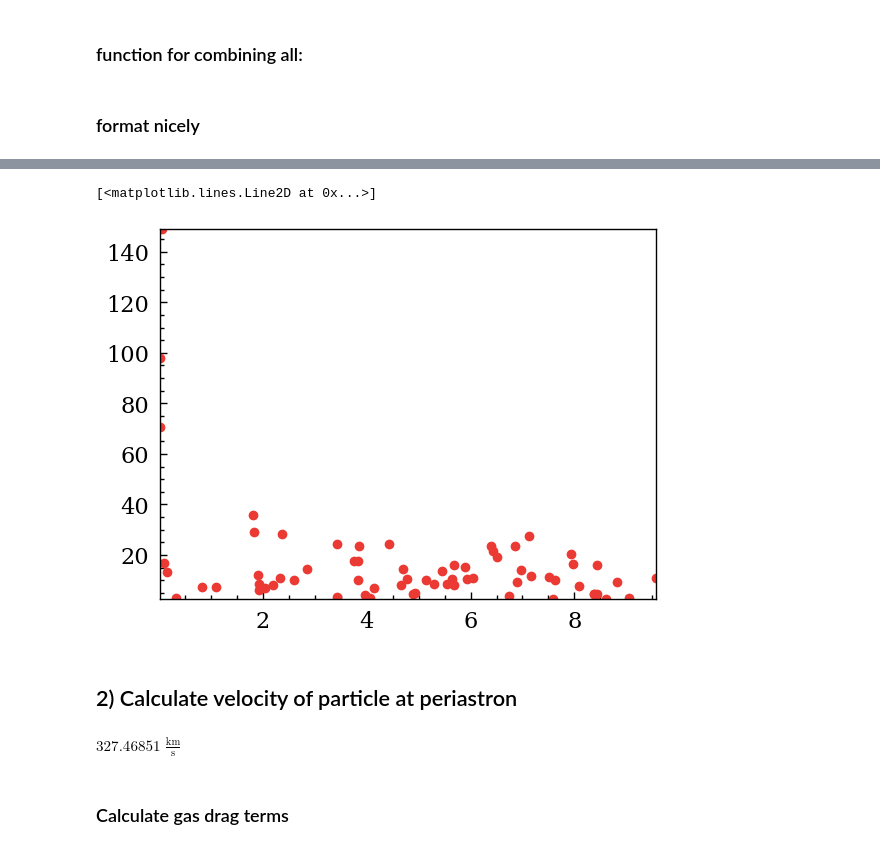
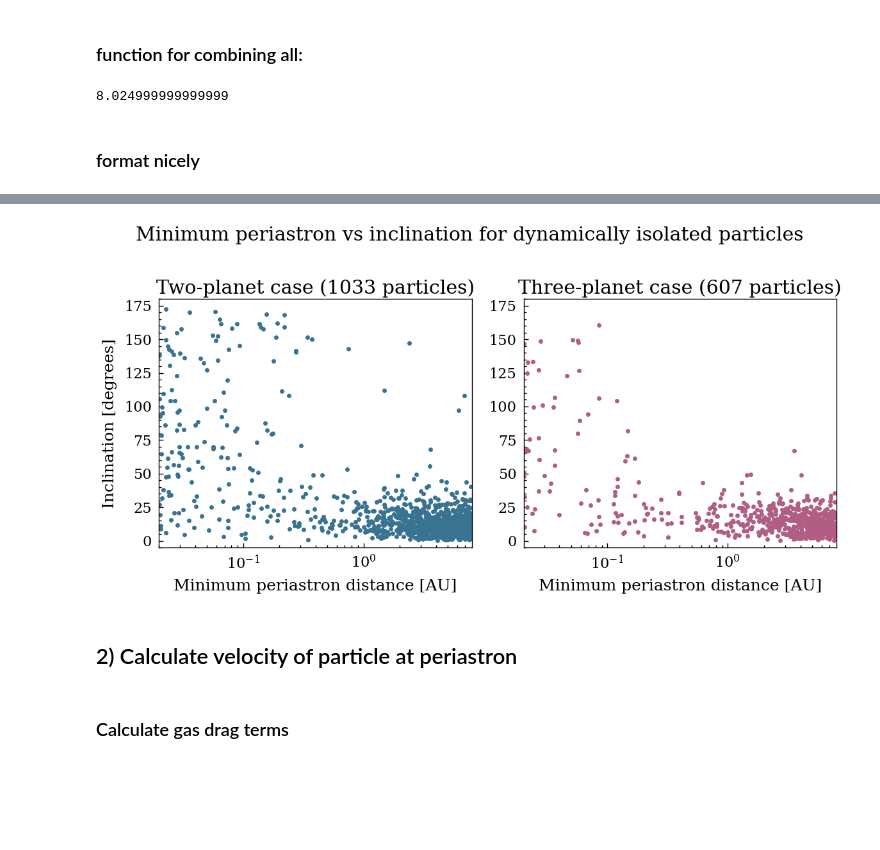
Before and after one commit to allsmurph/thesis_code_capybara, a Jupyter notebook: planetesimal_temp.ipynb, the cells around one changed output, grey strips where cells are left out. Cells and saved outputs as stored; diff of their text form; code cells hidden in the pictures; blank space fills up the shorter version.

Commit message:
fixed some bugs in histogram. got some nicer plots in planetesimal_temp. added fix to plots plots plots to work with new type of files

```diff
--- a/planetesimal_temp.ipynb
+++ b/planetesimal_temp.ipynb
@@ -126,7 +131,7 @@ def combine_all_particles(filenames):
         results = list(tqdm(
             executor.map(get_min_peri, filenames),
             total=len(filenames),
-            desc="processing"
+            desc=f"processing"
         ))
 
     results = [r for r in results if r is not None]
@@ -140,17 +145,68 @@ def combine_all_particles(filenames):
         filecount_total += filecount
 
     return min_peri_list, a_list, inc_list, final_times, filecount_total
+# %%
+(1-0.25)*10.7
+# %% [output]
+8.024999999999999
 # %%
-all_particles_gas = combine_all_particles(files_w_gas_3_pl[:100])
+all_particles_gas_2_pl = combine_all_particles(files_w_gas_2_pl[:])
+all_particles_gas_3_pl = combine_all_particles(files_w_gas_3_pl[:])
 # %% [markdown]
 ### format nicely
 # %%
-all_peris = np.array([peri[0][0] for peri in all_particles_gas[0] if peri])
-all_semimajors = np.array([a[0] for a in all_particles_gas[1] if a])
-all_incs = np.array([np.degrees(inc[0]) for inc in all_particles_gas[2] if inc])
+def plot_min_peri_vs_inc(all_particles_gas2, all_particles_gas3):
+    all_peris_2 = np.array([peri[0] for peri in all_particles_gas2[0] if peri])
+    all_semimajors_2 = np.array([a[0] for a in all_particles_gas2[1] if a])
+    all_incs_2 = np.array([np.degrees(inc[0]) for inc in all_particles_gas2[2] if inc])
 
-for i in range(len(all_peris)):
-    print(f"Peri: {all_peris[i]:.3f} AU, a: {all_semimajors[i]:.3f} AU, inc: {all_incs[i]:.2f} degrees")
+    all_peris_3 = np.array([peri[0] for peri in all_particles_gas3[0] if peri])
+    all_semimajors_3 = np.array([a[0] for a in all_particles_gas3[1] if a])
+    all_incs_3 = np.array([np.degrees(inc[0]) for inc in all_particles_gas3[2] if inc])
 
-plt.plot(all_peris, all_incs, 'o')
+    #get the min of all mins in each file
+    arg2, arg3 = np.argmin(all_peris_2), np.argmin(all_peris_3)
+    min_semimajor2, min_semimajor3 = all_semimajors_2[arg2], all_semimajors_3[arg3]
+    min_periastron2, min_periastron3 = all_peris_2[arg2], all_peris_3[arg3]
+    min_inclination2, min_inclination3 = all_incs_2[arg2], all_incs_3[arg3]
+
+    # for i in range(len(all_peris)):
+    #     print(f"Peri: {all_peris[i]:.3f} AU, a: {all_semimajors[i]:.3f} AU, inc: {all_incs[i]:.2f} degrees")
+    fig, ax = plt.subplots(1, 2, figsize=(12, 6))
+    ax[0].plot(all_peris_2, all_incs_2, 'o', c="#397392", markersize=4, alpha=1)
+    ax[1].plot(all_peris_3, all_incs_3, 'o', c="#B15D84", markersize=4, alpha=1)
+    ax[0].set_xlabel('Minimum periastron distance [AU]')
+    ax[0].set_ylabel('Inclination [degrees]')
+    ax[1].set_xlabel('Minimum periastron distance [AU]')
+    plt.suptitle('Minimum periastron vs inclination for dynamically isolated particles', y=1.0)
+    ax[0].set_title(f'Two-planet case ({len(all_peris_2)} particles)')
+    ax[1].set_title(f'Three-planet case ({len(all_peris_3)} particles)')
+    #plt.grid()
+    ax[0].set_xscale('log')
+    ax[1].set_xscale('log')
+    plt.tight_layout()
+    for i in range(2):
+        #ax[i].set_xlim(1e-2, 18)
+        ax[i].set_ylim(-5, 180)
+    plt.show()
+
+    results = {
+        'two_planet': {
+            'min_periastron': min_periastron2,
+            'min_semimajor': min_semimajor2,
+            'all_peris': all_peris_2,
+            'all_semis': all_semimajors_2
+        },
+        'three_planet': {
+            'min_periastron': min_periastron3,
+            'min_semimajor': min_semimajor3,
+            'all_peris': all_peris_3,
+            'all_semis': all_semimajors_3
+        }
+    }
+    return results
+
+results = plot_min_peri_vs_inc(all_particles_gas_2_pl, all_particles_gas_3_pl)
+two_pl_results = results['two_planet']
+three_pl_results = results['three_planet']
 # %% [output]
@@ -174,2 +213 @@ Peri: 1.905 AU, a: 19.669 AU, inc: 11.97 degrees
-[<matplotlib.lines.Line2D at 0x...>]
-[figure, old version]
+[figure, new version]
@@ -189,9 +220,7 @@ def velocity_at_peri(a, peri):
     v_peri = np.sqrt(G * M_star * (2/(peri*u.AU) - 1/(a*u.AU)))
     return v_peri.to(u.m/u.s)
 
-velocity_at_peri(min_semimajor, min_periastron).to('km/s')
+velocities, peris = velocity_at_peri(three_pl_results['all_semis'], three_pl_results['all_peris']).to('km/s'), three_pl_results['all_peris']
-# %% [output]
-$327.46851 \; \mathrm{\frac{km}{s}}$
 # %% [markdown]
 ### Calculate gas drag terms
 # %%
```
Also changed, not shown: parts of 25 cells of this notebook, 2 other files.
